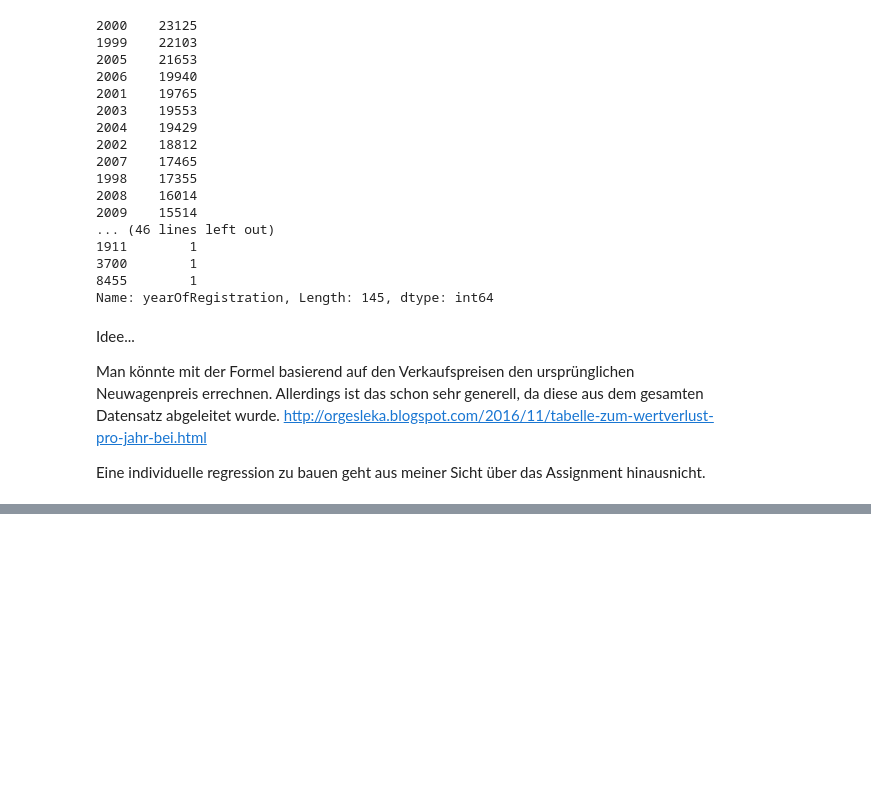
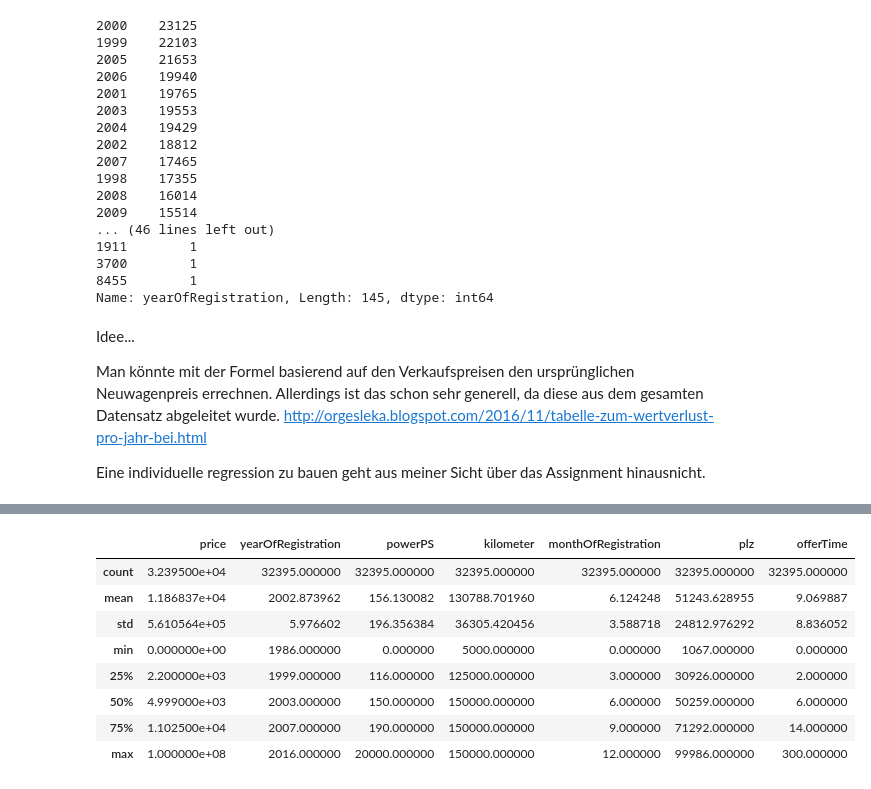
Before and after one commit to ChristianUlrichRoth/ds-assignment, a Jupyter notebook: MajorAssignment/Hauptaufgabe3.ipynb, the cells around one changed output, grey strips where cells are left out. Saved outputs shown, nothing was run; the diff lists cells and outputs as text; code cells hidden in the pictures; blank space fills up the shorter version.

```diff
--- a/MajorAssignment/Hauptaufgabe3.ipynb
+++ b/MajorAssignment/Hauptaufgabe3.ipynb
@@ -510,3 +513,15 @@ corr.style.background_gradient()
 | monthOfRegistration | 0.00809864 | 0.0492249 | 0.0235858 | -0.011914 | 1 | -0.0121741 | -0.00218581 |
 | plz | 0.00142035 | 0.00665614 | 0.00827779 | -0.0356301 | -0.0121741 | 1 | 0.0254742 |
 | offerTime | -0.00426778 | 0.0521095 | 0.0324732 | -0.0719389 | -0.00218581 | 0.0254742 | 1 |
+# %%
+df_brand.describe()
+# %% [output]
+|  | price | yearOfRegistration | powerPS | kilometer | monthOfRegistration | plz | offerTime |
+| count | 3.239500e+04 | 32395.000000 | 32395.000000 | 32395.000000 | 32395.000000 | 32395.000000 | 32395.000000 |
+| mean | 1.186837e+04 | 2002.873962 | 156.130082 | 130788.701960 | 6.124248 | 51243.628955 | 9.069887 |
+| std | 5.610564e+05 | 5.976602 | 196.356384 | 36305.420456 | 3.588718 | 24812.976292 | 8.836052 |
+| min | 0.000000e+00 | 1986.000000 | 0.000000 | 5000.000000 | 0.000000 | 1067.000000 | 0.000000 |
+| 25% | 2.200000e+03 | 1999.000000 | 116.000000 | 125000.000000 | 3.000000 | 30926.000000 | 2.000000 |
+| 50% | 4.999000e+03 | 2003.000000 | 150.000000 | 150000.000000 | 6.000000 | 50259.000000 | 6.000000 |
+| 75% | 1.102500e+04 | 2007.000000 | 190.000000 | 150000.000000 | 9.000000 | 71292.000000 | 14.000000 |
+| max | 1.000000e+08 | 2016.000000 | 20000.000000 | 150000.000000 | 12.000000 | 99986.000000 | 300.000000 |
```
Also changed, not shown: parts of 4 cells of this notebook.
